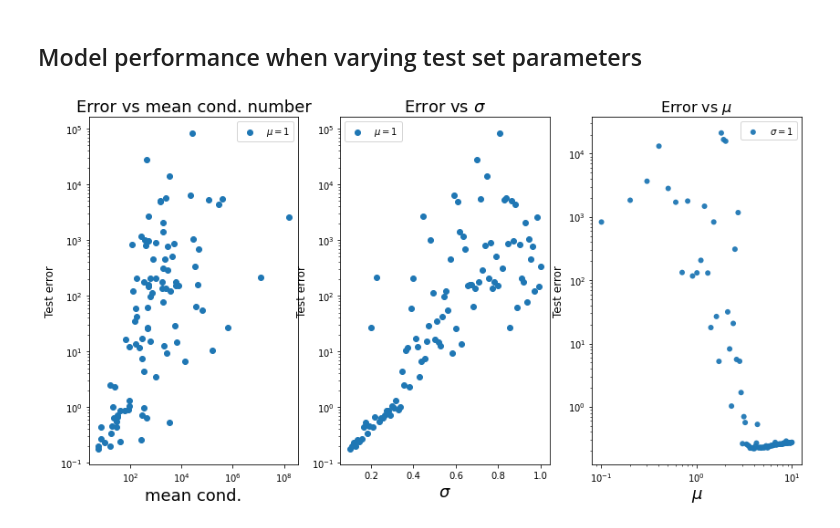
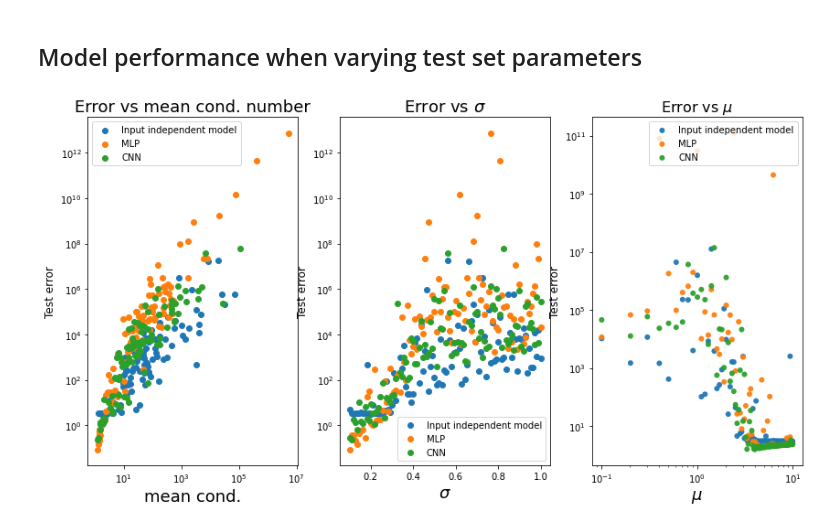
Before and after one commit to esa/neuralg, a Jupyter notebook: Model_Evaluation.ipynb, the cells around one changed output. Drawn from its saved outputs; the diff is of its cells as text; code cells hidden in the pictures.

```diff
--- a/Model_Evaluation.ipynb
+++ b/Model_Evaluation.ipynb
@@ -101,8 +108,3 @@ As a general note, eigenvalues close to zero implies that matrices are near-sing
 # %% [markdown]
 ## Model performance on test set
 First, we load our model(s) of choice:
-# %%
-#model1 = MLP()
-model = ConvNet.ConvNet()
-#model1.load_state_dict(torch.load("MLP.pt"))
-model.load_state_dict(torch.load("CNNmu1sigma02.pt"))
@@ -115,19 +124,20 @@ d = 3
 mu = 1*np.ones((d))
 sigma = 0.2**2*np.eye(d)
 # %%
+# Lets visualize the test errors
 TestSet = MatrixTestSet(N,mu,sigma)
-errors = TestSet.get_error(model)
 cond = TestSet.get_cond()
-
 fig = plt.figure()
 ax = plt.gca()
-plt.scatter(cond,errors, alpha=0.95, edgecolors='none', label = 'Model')
-plt.scatter(cond,torch.matmul(TestSet.X,TestSet.X).square().mean((2,3)).detach().numpy(), alpha=0.95, edgecolors='none',label = 'Identity mapping')
+
+for model in models:
+    errors = TestSet.get_error(model)
+    plt.scatter(cond,errors, alpha=0.95, edgecolors='none')# label = 'Model')
+
 ax.set_yscale('log')
 ax.set_xscale('log')
 fig.suptitle('Test error versus condition number', fontsize=18)
 plt.xlabel('Condition number', fontsize=18)
 ylab = plt.ylabel('Error', fontsize=16)
-ax.legend()
-print(model(TestSet.X)[1])
+ax.legend(handles)
 # %% [output]
@@ -138,46 +148,47 @@ tensor([[[ 0.8374,  0.1504, -0.3770],
 # %% [markdown]
 ## Model performance when varying test set parameters
 # %%
+#This is not very pretty :)
+for model in models:
+    mu = 1*np.ones((d))
+    cond = []
+    error = []
+    for sigma in np.linspace(0.1,1,100):
+        Sigma = sigma**2*np.eye(d)
+        TestSet = MatrixTestSet(N,mu,Sigma)
+        cond.append(np.mean(TestSet.get_cond()))
+        error.append(TestSet.get_error(model).mean())
 
-mu = 1*np.ones((d))
-cond = []
-error = []
-for sigma in np.linspace(0.1,1,100):
-    Sigma = sigma**2*np.eye(d)
-    TestSet = MatrixTestSet(N,mu,Sigma)
-    cond.append(np.mean(TestSet.get_cond()))
-    error.append(TestSet.get_error(model).mean())
+    ax = plt.subplot(131)
+    ax.set_title('Error vs mean cond. number', fontsize = 18)
+    ax.scatter(cond,error, label='$\mu = 1$')
+    ax.set_yscale('log')
+    ax.set_xscale('log')
+    ax.legend(handles)
+    plt.xlabel('mean cond.', fontsize=18)
+    ylab = plt.ylabel('Test error', fontsize=12)
+    ax = plt.subplot(132)
+    ax.set_title('Error vs $\sigma$', fontsize = 18)
+    ax.scatter(np.linspace(0.1,1,100),error, label='$\mu = 1$')
+    ax.set_yscale('log')
+    #ax.set_xscale('log')
+    ax.legend(handles)
+    plt.xlabel('$\sigma$', fontsize=18)
+    ylab = plt.ylabel('Test error', fontsize=12)
 
-ax = plt.subplot(131)
-ax.set_title('Error vs mean cond. number', fontsize = 18)
-ax.scatter(cond,error, label='$\mu = 1$')
-ax.set_yscale('log')
-ax.set_xscale('log')
-ax.legend()
-plt.xlabel('mean cond.', fontsize=18)
-ylab = plt.ylabel('Test error', fontsize=12)
-ax = plt.subplot(132)
-ax.set_title('Error vs $\sigma$', fontsize = 18)
-ax.scatter(np.linspace(0.1,1,100),error, label='$\mu = 1$')
-ax.set_yscale('log')
-#ax.set_xscale('log')
-ax.legend()
-plt.xlabel('$\sigma$', fontsize=18)
-ylab = plt.ylabel('Test error', fontsize=12)
-
-error = []
-sigma = np.eye(d)
-for mu in np.linspace(0,10,100):
-    mean = mu*np.ones((d))
-    TestSet = MatrixTestSet(N,mean,sigma)
-    error.append(np.mean(TestSet.get_error(model)))
-ax = plt.subplot(133)
-ax.set_title("Error vs $\mu$", fontsize =16)
-ax.scatter(np.linspace(0,10,100),error, alpha=0.95, edgecolors='none', label='$\sigma = 1$')
-ax.set_yscale('log')
-ax.set_xscale('log')
-ax.legend()
-plt.xlabel('$\mu$', fontsize=18)
-ylab = plt.ylabel('Test error', fontsize=12)
+    error = []
+    sigma = np.eye(d)
+    for mu in np.linspace(0,10,100):
+        mean = mu*np.ones((d))
+        TestSet = MatrixTestSet(N,mean,sigma)
+        error.append(np.mean(TestSet.get_error(model)))
+    ax = plt.subplot(133)
+    ax.set_title("Error vs $\mu$", fontsize =16)
+    ax.scatter(np.linspace(0,10,100),error, alpha=0.95, edgecolors='none', label='$\sigma = 1$')
+    ax.set_yscale('log')
+    ax.set_xscale('log')
+    ax.legend(handles)
+    plt.xlabel('$\mu$', fontsize=18)
+    ylab = plt.ylabel('Test error', fontsize=12)
 # %% [output]
-[figure, old version]
+[figure, new version]
```
Also changed, not shown: parts of 6 cells of this notebook, 5 other files.
